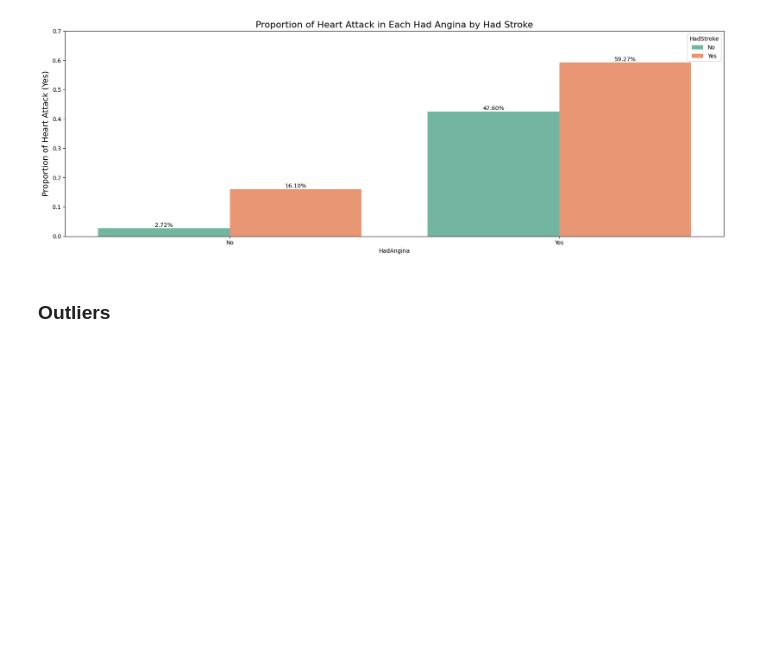
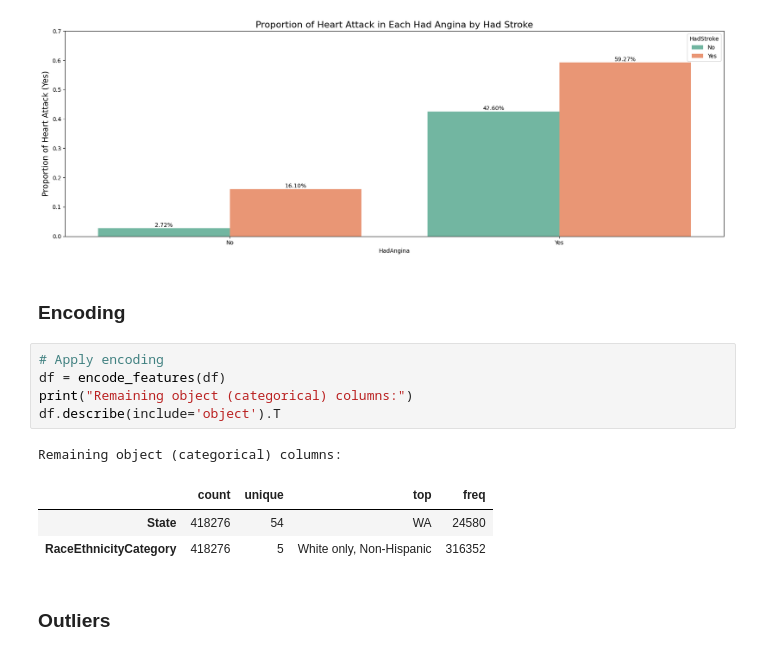
Before and after one commit to MaxChiu1122/ML-Project-with-Cathay-Life, a Jupyter notebook: notebooks/01_data_exploration_and_cleaning.ipynb, the cells around one changed output. Cells and saved outputs as stored; diff of their text form; blank space fills up the shorter version.

```diff
--- a/notebooks/01_data_exploration_and_cleaning.ipynb
+++ b/notebooks/01_data_exploration_and_cleaning.ipynb
@@ -563,6 +569,18 @@ plt.tight_layout()
 plt.show()
 # %% [output]
 [figure]
+# %% [markdown]
+### Encoding
+# %%
+# Apply encoding
+df = encode_features(df)
+print("Remaining object (categorical) columns:")
+df.describe(include='object').T
+# %% [output]
+Remaining object (categorical) columns:
+|  | count | unique | top | freq |
+| State | 418276 | 54 | WA | 24580 |
+| RaceEthnicityCategory | 418276 | 5 | White only, Non-Hispanic | 316352 |
 # %% [markdown]
 ### Outliers
 # %%
```
Also changed, not shown: parts of 10 cells of this notebook, 10 other files.
